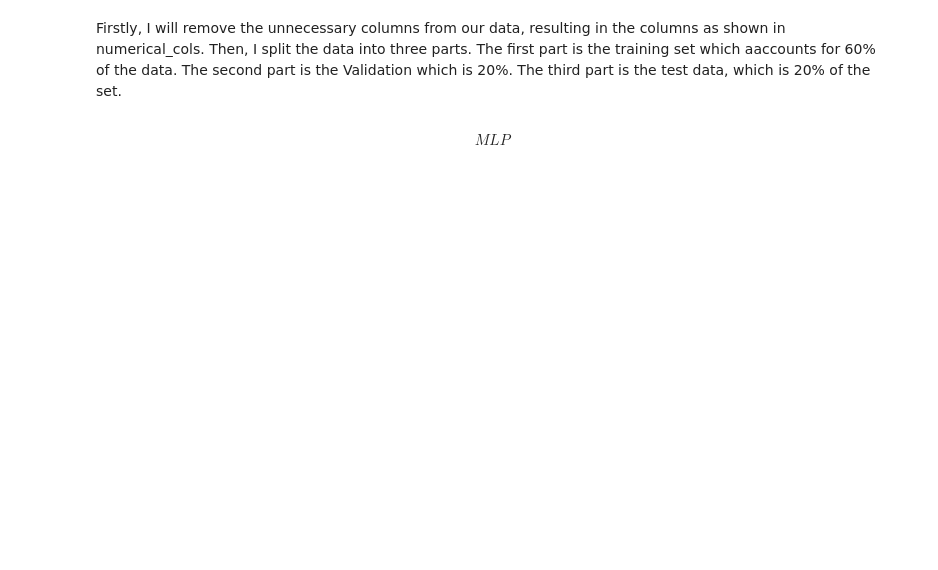
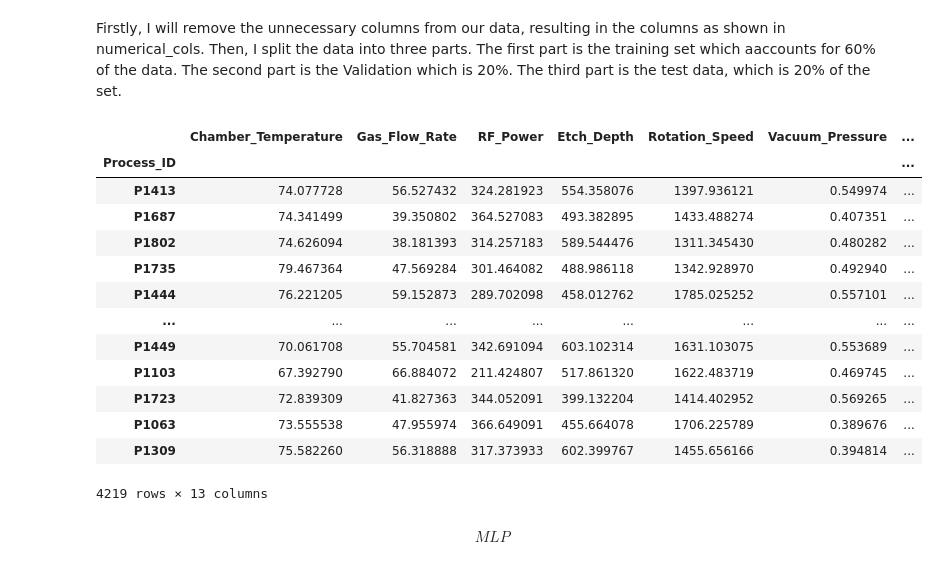
Before and after one commit to Antibodyy/La_Finale, a Jupyter notebook: Nerual_Networks.ipynb, the cells around one changed output. Cells and saved outputs as stored; diff of their text form; code cells hidden in the pictures; blank space fills up the shorter version.

```diff
--- a/Nerual_Networks.ipynb
+++ b/Nerual_Networks.ipynb
@@ -54,3 +28,59 @@ numerical_cols = ['Chamber_Temperature', 'Gas_Flow_Rate', 'RF_Power', 'Etch_Dept
+# %%
+
+# 1. Load and prepare data
+raw_data = pd.read_csv('/Users/alexsolakhyan/Downloads/semiconductor_quality_control.csv',
+                      index_col=[0], parse_dates=[0])
+
+y = raw_data['Defect']
+x = raw_data[['Tool_Type','Chamber_Temperature','Gas_Flow_Rate','RF_Power',
+              'Etch_Depth','Rotation_Speed','Vacuum_Pressure','Stage_Alignment_Error',
+              'Vibration_Level','UV_Exposure_Intensity','Particle_Count']]
+x = pd.get_dummies(x, columns=['Tool_Type'], drop_first=False)
+
+# 2. GLOBAL SPLIT: Separate out 20% unseen data for final testing
+x_train, x_test_global, y_train, y_test_global = train_test_split(
+    x, y, test_size=0.2, stratify=y, random_state=67)
+
+# 3. SCALE the training data BEFORE creating chunks
+scaler = StandardScaler()
+
+x_train_scaled = scaler.fit_transform(x_train)
+x_train_scaled = pd.DataFrame(x_train_scaled, columns=x_train.columns, index=x_train.index)
+
+x_test_global_scaled = scaler.transform(x_test_global)  # Only transform test
+x_test_global_scaled = pd.DataFrame(x_test_global_scaled, columns=x_test_global.columns, index=x_test_global.index)
+
+# Combine scaled features with target for splitting
+train_df_scaled = pd.concat([x_train_scaled, y_train], axis=1)
+
+# Combine scaled features with target for splitting
+train_df_scaled = pd.concat([x_train_scaled, y_train], axis=1)
+
+# 4. PREPARE TRAINING CHUNKS from SCALED data
+train_majority = train_df_scaled[train_df_scaled['Defect'] == 0]
+train_minority = train_df_scaled[train_df_scaled['Defect'] == 1]
+
+# Shuffle majority data
+train_majority = train_majority.sample(frac=1, random_state=67)
+
+# Split Majority into 6 chunks
+majority_chunks = np.array_split(train_majority, 6)
+x
+# %% [output]
+|  | Chamber_Temperature | Gas_Flow_Rate | RF_Power | Etch_Depth | Rotation_Speed | Vacuum_Pressure | ... |
+| Process_ID |  |  |  |  |  |  | ... |
+| P1413 | 74.077728 | 56.527432 | 324.281923 | 554.358076 | 1397.936121 | 0.549974 | ... |
+| P1687 | 74.341499 | 39.350802 | 364.527083 | 493.382895 | 1433.488274 | 0.407351 | ... |
+| P1802 | 74.626094 | 38.181393 | 314.257183 | 589.544476 | 1311.345430 | 0.480282 | ... |
+| P1735 | 79.467364 | 47.569284 | 301.464082 | 488.986118 | 1342.928970 | 0.492940 | ... |
+| P1444 | 76.221205 | 59.152873 | 289.702098 | 458.012762 | 1785.025252 | 0.557101 | ... |
+| ... | ... | ... | ... | ... | ... | ... | ... |
+| P1449 | 70.061708 | 55.704581 | 342.691094 | 603.102314 | 1631.103075 | 0.553689 | ... |
+| P1103 | 67.392790 | 66.884072 | 211.424807 | 517.861320 | 1622.483719 | 0.469745 | ... |
+| P1723 | 72.839309 | 41.827363 | 344.052091 | 399.132204 | 1414.402952 | 0.569265 | ... |
+| P1063 | 73.555538 | 47.955974 | 366.649091 | 455.664078 | 1706.225789 | 0.389676 | ... |
+| P1309 | 75.582260 | 56.318888 | 317.373933 | 602.399767 | 1455.656166 | 0.394814 | ... |
+4219 rows × 13 columns
 # %%
 from sklearn.metrics import accuracy_score, precision_score, recall_score, f1_score, classification_report, confusion_matrix
 
```
Also changed, not shown: parts of 4 cells of this notebook.
